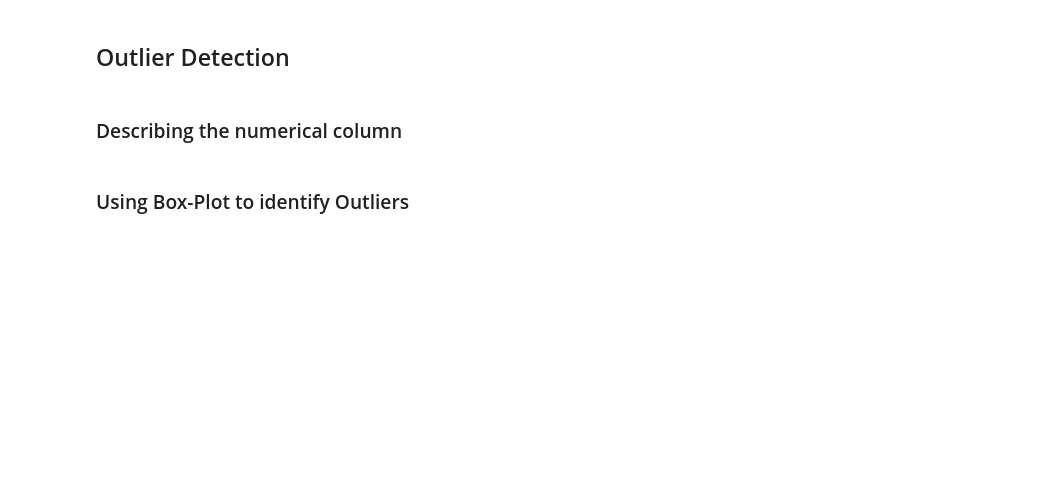
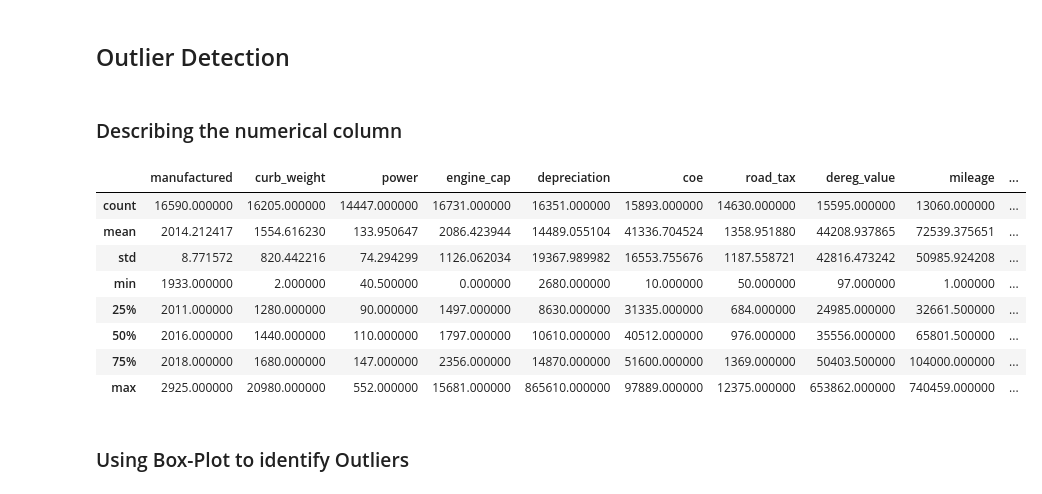
Before and after one commit to KrishnaKumarHariprasannan/cs5228-kpp, a Jupyter notebook: notebooks/eda.ipynb, the cells around one changed output. Cells and saved outputs as stored; diff of their text form; code cells hidden in the pictures; blank space fills up the shorter version.

```diff
--- a/notebooks/eda.ipynb
+++ b/notebooks/eda.ipynb
@@ -32,8 +32,31 @@ test = pd.read_csv("../data/raw/test.csv")
 # %% [markdown]
 ### Describing the numerical column
 # %%
-train.describe()[['manufactured', 'curb_weight', 'power', 'engine_cap', 'depreciation', 'coe', 'road_tax',
-                'dereg_value', 'mileage', 'omv', 'arf']]
+train.describe()[
+    [
+        "manufactured",
+        "curb_weight",
+        "power",
+        "engine_cap",
+        "depreciation",
+        "coe",
+        "road_tax",
+        "dereg_value",
+        "mileage",
+        "omv",
+        "arf",
+    ]
+]
+# %% [output]
+|  | manufactured | curb_weight | power | engine_cap | depreciation | coe | road_tax | dereg_value | mileage | ... |
+| count | 16590.000000 | 16205.000000 | 14447.000000 | 16731.000000 | 16351.000000 | 15893.000000 | 14630.000000 | 15595.000000 | 13060.000000 | ... |
+| mean | 2014.212417 | 1554.616230 | 133.950647 | 2086.423944 | 14489.055104 | 41336.704524 | 1358.951880 | 44208.937865 | 72539.375651 | ... |
+| std | 8.771572 | 820.442216 | 74.294299 | 1126.062034 | 19367.989982 | 16553.755676 | 1187.558721 | 42816.473242 | 50985.924208 | ... |
+| min | 1933.000000 | 2.000000 | 40.500000 | 0.000000 | 2680.000000 | 10.000000 | 50.000000 | 97.000000 | 1.000000 | ... |
+| 25% | 2011.000000 | 1280.000000 | 90.000000 | 1497.000000 | 8630.000000 | 31335.000000 | 684.000000 | 24985.000000 | 32661.500000 | ... |
+| 50% | 2016.000000 | 1440.000000 | 110.000000 | 1797.000000 | 10610.000000 | 40512.000000 | 976.000000 | 35556.000000 | 65801.500000 | ... |
+| 75% | 2018.000000 | 1680.000000 | 147.000000 | 2356.000000 | 14870.000000 | 51600.000000 | 1369.000000 | 50403.500000 | 104000.000000 | ... |
+| max | 2925.000000 | 20980.000000 | 552.000000 | 15681.000000 | 865610.000000 | 97889.000000 | 12375.000000 | 653862.000000 | 740459.000000 | ... |
 # %% [markdown]
 ### Using Box-Plot to identify Outliers
 # %%
```
Also changed, not shown: parts of 13 cells of this notebook, 13 other files.
